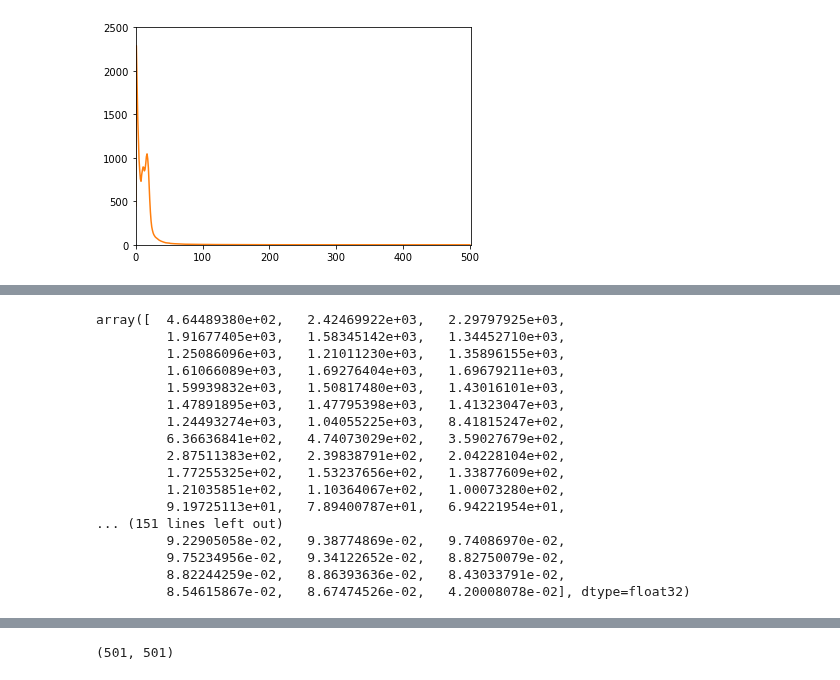
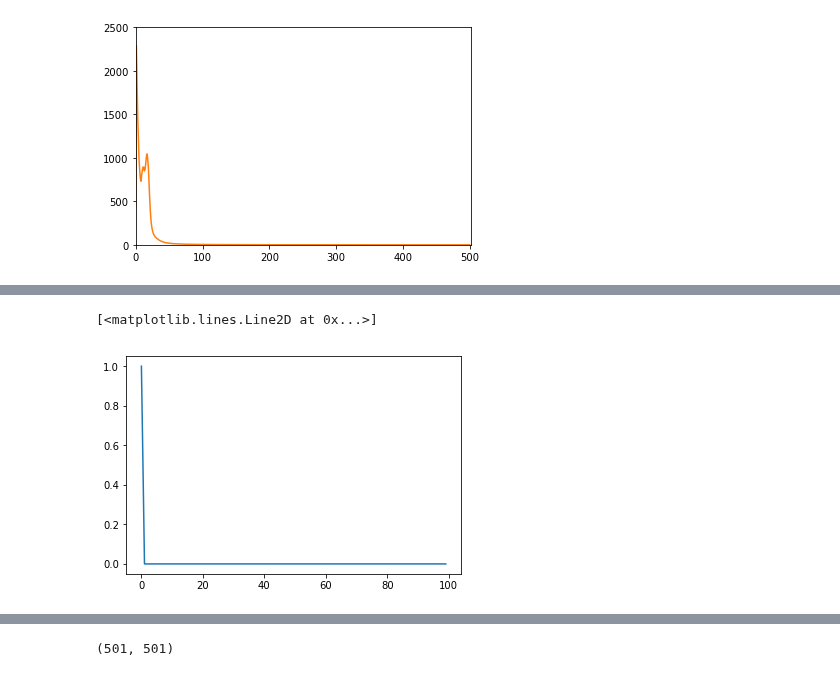
Before and after one commit to voytekresearch/SpectralCA, a Jupyter notebook: analysis_notebooks/exp_comparisons.ipynb, the cells around one changed output, grey strips where cells are left out. Saved outputs shown, nothing was run; the diff lists cells and outputs as text; code cells hidden in the pictures.

```diff
--- a/analysis_notebooks/exp_comparisons.ipynb
+++ b/analysis_notebooks/exp_comparisons.ipynb
@@ -55,20 +72,0 @@ _ = ax.plot(psd_[1])
-# %%
-psd_[1]
-# %% [output]
-array([  4.64489380e+02,   2.42469922e+03,   2.29797925e+03,
-         1.91677405e+03,   1.58345142e+03,   1.34452710e+03,
-         1.25086096e+03,   1.21011230e+03,   1.35896155e+03,
-         1.61066089e+03,   1.69276404e+03,   1.69679211e+03,
-         1.59939832e+03,   1.50817480e+03,   1.43016101e+03,
-         1.47891895e+03,   1.47795398e+03,   1.41323047e+03,
-         1.24493274e+03,   1.04055225e+03,   8.41815247e+02,
-         6.36636841e+02,   4.74073029e+02,   3.59027679e+02,
-         2.87511383e+02,   2.39838791e+02,   2.04228104e+02,
-         1.77255325e+02,   1.53237656e+02,   1.33877609e+02,
-         1.21035851e+02,   1.10364067e+02,   1.00073280e+02,
-         9.19725113e+01,   7.89400787e+01,   6.94221954e+01,
-... (151 lines left out)
-         9.22905058e-02,   9.38774869e-02,   9.74086970e-02,
-         9.75234956e-02,   9.34122652e-02,   8.82750079e-02,
-         8.82244259e-02,   8.86393636e-02,   8.43033791e-02,
-         8.54615867e-02,   8.67474526e-02,   4.20008078e-02], dtype=float32)
@@ -74,0 +75,7 @@ array([  4.64489380e+02,   2.42469922e+03,   2.29797925e+03,
+# %%
+xx=np.arange(100)
+lam=200
+plt.plot(xx, np.exp(-lam*xx))
+# %% [output]
+[<matplotlib.lines.Line2D at 0x...>]
+[figure, added]
```
Also changed, not shown: parts of 7 cells of this notebook.
